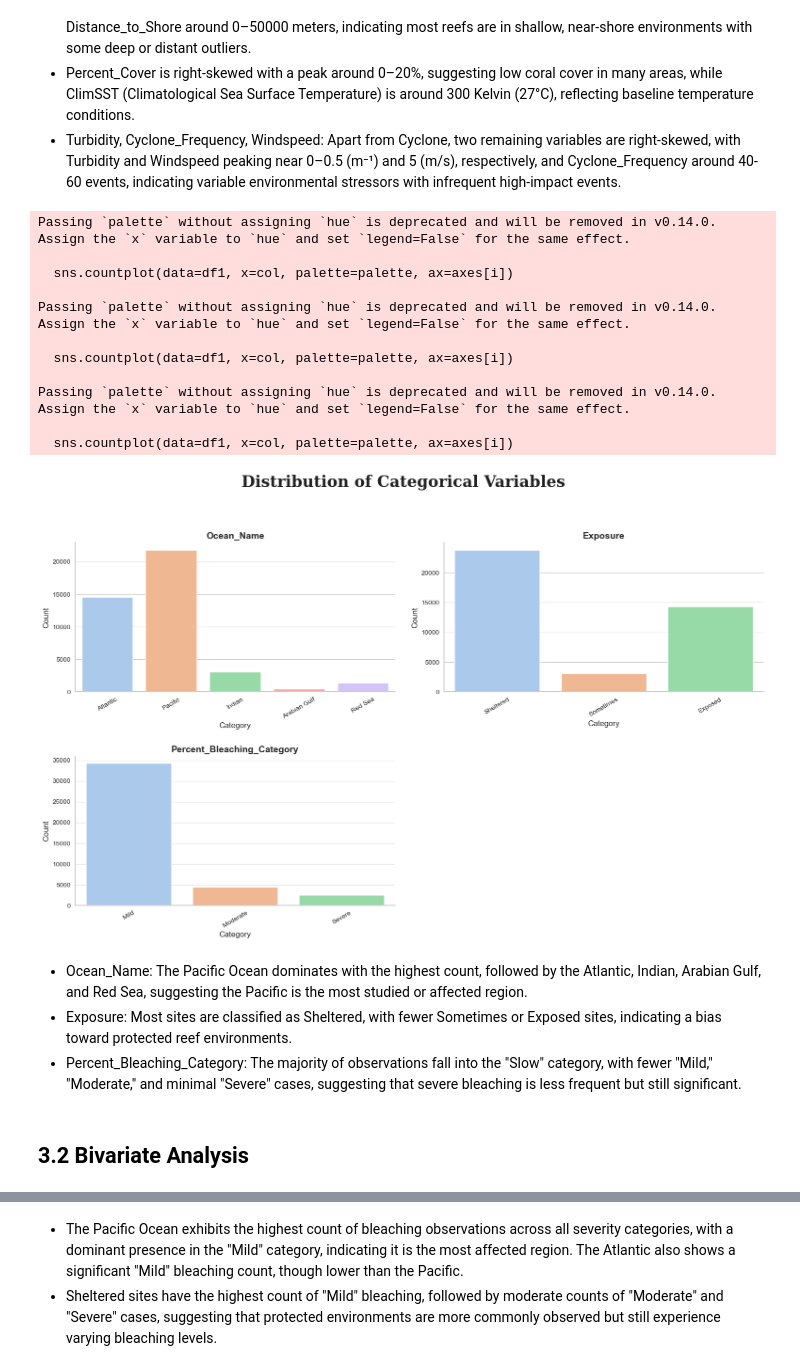
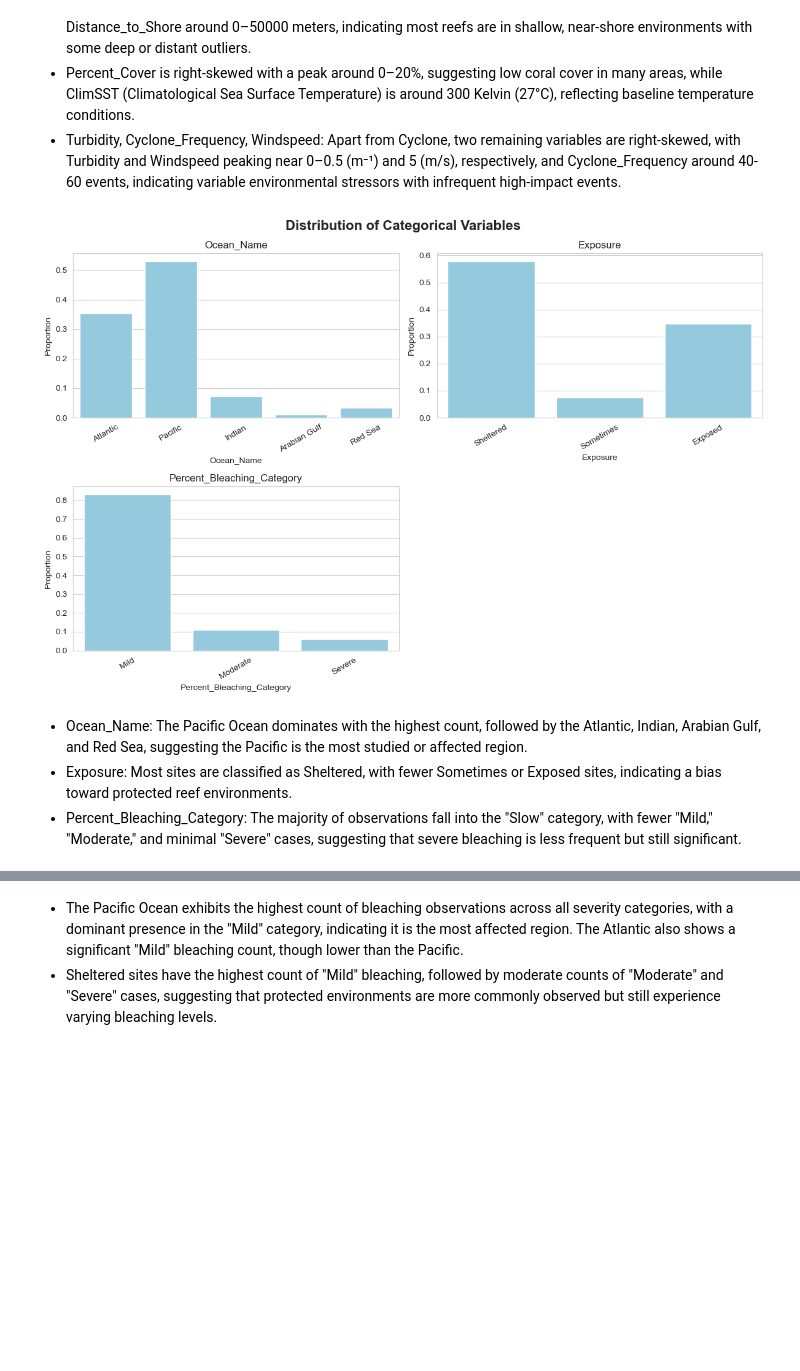
Before and after one commit to pnnhat/Coral-Reef-Bleaching, a Jupyter notebook: Predicting Coral Reef Bleaching.ipynb, the cells around one changed output, grey strips where cells are left out. Cells and saved outputs as stored; diff of their text form; code cells hidden in the pictures; blank space fills up the shorter version.

```diff
--- a/Predicting Coral Reef Bleaching.ipynb
+++ b/Predicting Coral Reef Bleaching.ipynb
@@ -186,17 +190,12 @@ df[ordinal_features] = encoder.fit_transform(df[ordinal_features])
 # %%
 from sklearn.preprocessing import OneHotEncoder
 
-def encode_column(df, column):
-    ohe = OneHotEncoder(sparse_output=False, drop='first')
-    encoded_array = ohe.fit_transform(df[[column]])
-    encoded_df = pd.DataFrame(encoded_array, columns=ohe.get_feature_names_out([column]))
-    return encoded_df
+ohe = OneHotEncoder(sparse_output=False)
+encoded = ohe.fit_transform(df[['Ocean_Name']])
 
-categorical_column = ['Ocean_Name']
+encoded_df = pd.DataFrame(encoded, columns=ohe.get_feature_names_out(['Ocean_Name']))
 
-encoded_dfs = [encode_column(df, col) for col in categorical_column]
-
-df = pd.concat([df.reset_index(drop=True)] + encoded_dfs, axis=1)
+df = pd.concat([df.reset_index(drop=True), encoded_df], axis=1)
 # %% [markdown]
 ## 2.4 Convert datatype
 # %% [markdown]
@@ -230,8 +229,6 @@ df['Percent_Bleaching_Category'] = df['Percent_Bleaching_Category'].astype('cate
 OHE_columns = ['Ocean_Name_Atlantic', 'Ocean_Name_Indian', 'Ocean_Name_Pacific', 'Ocean_Name_Red Sea']
 for col in OHE_columns:
     df[col] = df[col].astype('category')
-# %%
-df['Date'] = pd.to_datetime(df['Date'], format='%d/%m/%Y', errors='coerce')
 # %%
 df.info()
 # %% [output]
@@ -342,60 +299,35 @@ for title, (cols, rows, cols_grid) in col_groups.items():
 # %%
 df1 = df.copy(deep=True)
 
 exposure_mapping = {0: 'Sheltered', 1: 'Sometimes', 2: 'Exposed'}
 percent_bleaching_cat_mapping = {0: 'Mild', 1: 'Moderate', 2: 'Severe'}
 
-
 df1['Exposure'] = df1['Exposure'].map(exposure_mapping)
 df1['Percent_Bleaching_Category'] = df1['Percent_Bleaching_Category'].map(percent_bleaching_cat_mapping)
-
-sns.set_style("whitegrid")
-palette = sns.color_palette("pastel")
 
 cat_cols = ["Ocean_Name", "Exposure", "Percent_Bleaching_Category"]
 
 rows, cols = 2, 2
-total_plots = rows *cols
-fig, axes = plt.subplots(rows, cols, figsize=(16, 10))
+fig, axes = plt.subplots(rows, cols, figsize=(12, 8))
 axes = axes.flatten()
 
-fig.suptitle("Distribution of Categorical Variables",
-             fontsize=24, fontweight='bold', fontfamily='serif', color='#222', y=1.02)
+fig.suptitle("Distribution of Categorical Variables", fontsize=16, fontweight='bold')
 
 for i, col in enumerate(cat_cols):
-    sns.countplot(data=df1, x=col, palette=palette, ax=axes[i])
-    axes[i].set_title(col, fontsize=14, fontweight='bold')
-    axes[i].set_xlabel("Category", fontsize=12)
-    axes[i].set_ylabel("Count", fontsize=12)
+    sns.countplot(data=df1, x=col, stat='probability', ax=axes[i], color='skyblue')
+    axes[i].set_title(col, fontsize=12)
+    axes[i].set_xlabel(col, fontsize=10)
+    axes[i].set_ylabel("Proportion", fontsize=10)
     axes[i].tick_params(axis='x', rotation=30)
 
-for j in range(i + 1, total_plots):
+for j in range(len(cat_cols), rows * cols):
     fig.delaxes(axes[j])
 
-for ax in axes:
-    ax.spines['top'].set_visible(False)
-    ax.spines['right'].set_visible(False)
-    ax.spines['left'].set_linewidth(1.5)
-    ax.spines['bottom'].set_linewidth(1.5)
-
-plt.tight_layout(pad=2.5)
-plt.show();
+plt.tight_layout()
+plt.show()
 # %% [output]
-Passing `palette` without assigning `hue` is deprecated and will be removed in v0.14.0. Assign the `x` variable to `hue` and set `legend=False` for the same effect.
-
-  sns.countplot(data=df1, x=col, palette=palette, ax=axes[i])
-
-Passing `palette` without assigning `hue` is deprecated and will be removed in v0.14.0. Assign the `x` variable to `hue` and set `legend=False` for the same effect.
-
-  sns.countplot(data=df1, x=col, palette=palette, ax=axes[i])
-
-Passing `palette` without assigning `hue` is deprecated and will be removed in v0.14.0. Assign the `x` variable to `hue` and set `legend=False` for the same effect.
-
-  sns.countplot(data=df1, x=col, palette=palette, ax=axes[i])
-[figure, old version]
+[figure, new version]
 # %% [markdown]
 - Ocean_Name: The Pacific Ocean dominates with the highest count, followed by the Atlantic, Indian, Arabian Gulf, and Red Sea, suggesting the Pacific is the most studied or affected region.
 - Exposure: Most sites are classified as Sheltered, with fewer Sometimes or Exposed sites, indicating a bias toward protected reef environments.
 - Percent_Bleaching_Category: The majority of observations fall into the "Slow" category, with fewer "Mild," "Moderate," and minimal "Severe" cases, suggesting that severe bleaching is less frequent but still significant.
-# %% [markdown]
-## 3.2 Bivariate Analysis
```
Also changed, not shown: parts of 81 cells of this notebook.
